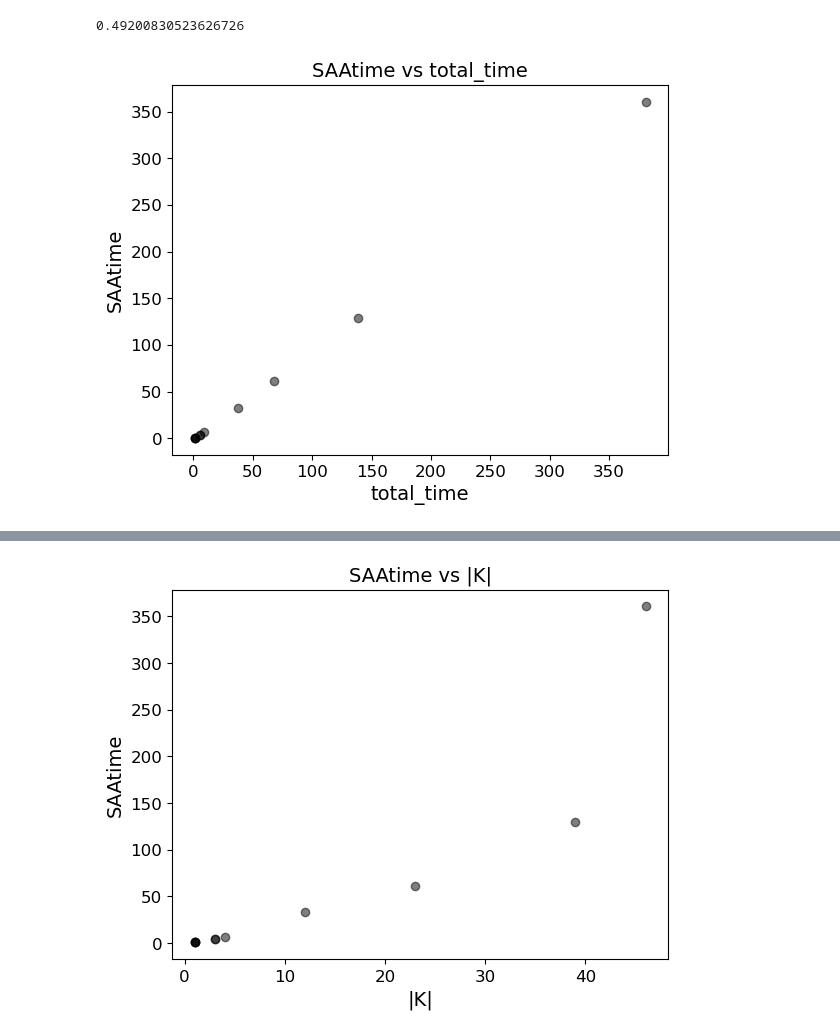
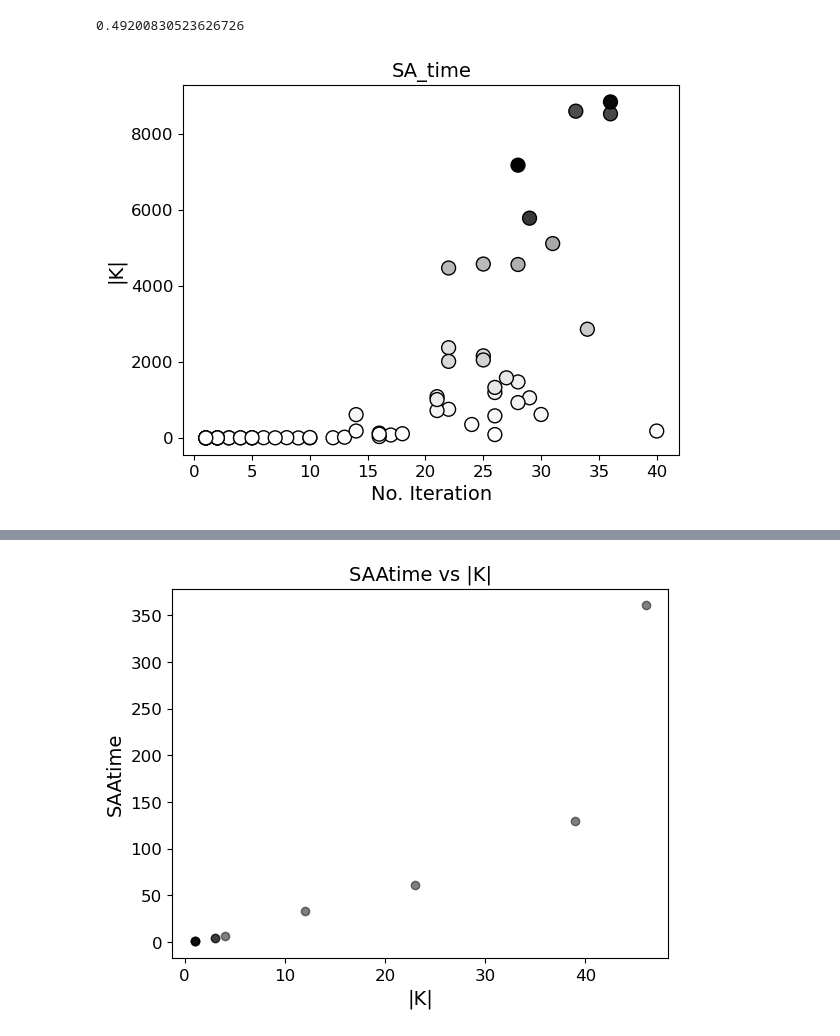
Before and after one commit to diHnguyen/SSPI, a Jupyter notebook: PythonConversion/Dec2024_Output/ProcessOutput.ipynb, the cells around one changed output, grey strips where cells are left out. Saved outputs shown, nothing was run; the diff lists cells and outputs as text; code cells hidden in the pictures.

```diff
--- a/PythonConversion/Dec2024_Output/ProcessOutput.ipynb
+++ b/PythonConversion/Dec2024_Output/ProcessOutput.ipynb
@@ -509,0 +280,25 @@ AttributeError: 'list' object has no attribute 'strip'
+# %%
+
+# ins = [1,2,5,6,7,8,9,10,11,12]#N30
+# ins = [1,3,5,6,7,9,19,11,12,13]#N40
+ins = [2,6,7,10,13,14,15,16,17,21]#N50
+df_less = df_main[df_main.Ins.isin(ins)]
+print(df_less['total_time'].mean())
+print(df_less['K'].mean())
+print((df_less['ObjVal']-df_less['LB']).mean())
+df_less
+
+# ins = [4,20,83,89,107,166,172,174,200,241]#N30
+# ins = [4,8,16,20,27,28,33,36,37,48]#N40
+ins = [18,26,30,46,73,93,98,110,113]#N50
+df_5 = df_main[df_main.Ins.isin(ins)]
+print(df_5['total_time'].mean())
+print(df_5['K'].mean())
+print((df_5['ObjVal']-df_5['LB']).mean())
+df_5 = df_5[df_5.total_time>299].reset_index()
+df_5_filtered = df_5.groupby('Ins').apply(
+    lambda group: group[group['index'] == group['index'].max()])
+
+df_5_filtered
+df_5_filtered['K'].mean()
+(df_5_filtered['ObjVal']-df_5_filtered['LB']).mean()
@@ -1208,14 +1010,2 @@ np.corrcoef(np.array(df_Strat4_1000['total_time']),np.array(df_Strat4_1000['SAAt
 # %% [output]
 0.49200830523626726
-# %%
-import matplotlib.pyplot as plt
-plt.scatter(df_Strat4_1000['total_time'], df_Strat4_1000['SAAtime'], color='black', marker='o',alpha=0.5)
-plt.title('SAAtime vs total_time', fontsize=14)
-plt.xlabel('total_time', fontsize=14)
-plt.ylabel('SAAtime', fontsize=14)
-plt.xticks(fontsize=12)
-plt.yticks(fontsize=12)
-# plt.show()
-plt.savefig("mainStrat4_total_time_vs_SAAtime.png")
-# %% [output]
-[figure, removed]
@@ -1221,0 +1054,19 @@ plt.savefig("mainStrat4_total_time_vs_SAAtime.png")
+# %%
+# Create scatter plot
+plt.scatter(df_comb['iiter'], df_comb['K'], c=colors, cmap='Greys', s=100, edgecolor='k')
+
+# Add colorbar for reference
+
+
+# plt.scatter(df_comb['iiter'], df_comb['SA_time'], color='black', marker='o',alpha=0.5)
+
+# plt.colorbar(label='Inverted Value (Darker = Higher)')
+plt.title('SA_time', fontsize=14)
+plt.xlabel('No. Iteration', fontsize=14)
+plt.ylabel('|K|', fontsize=14)
+plt.xticks(fontsize=12)
+plt.yticks(fontsize=12)
+# plt.show()
+plt.savefig("SA_time_K_Iter.png")
+# %% [output]
+[figure, added]
```
Also changed, not shown: parts of 12 cells of this notebook.
